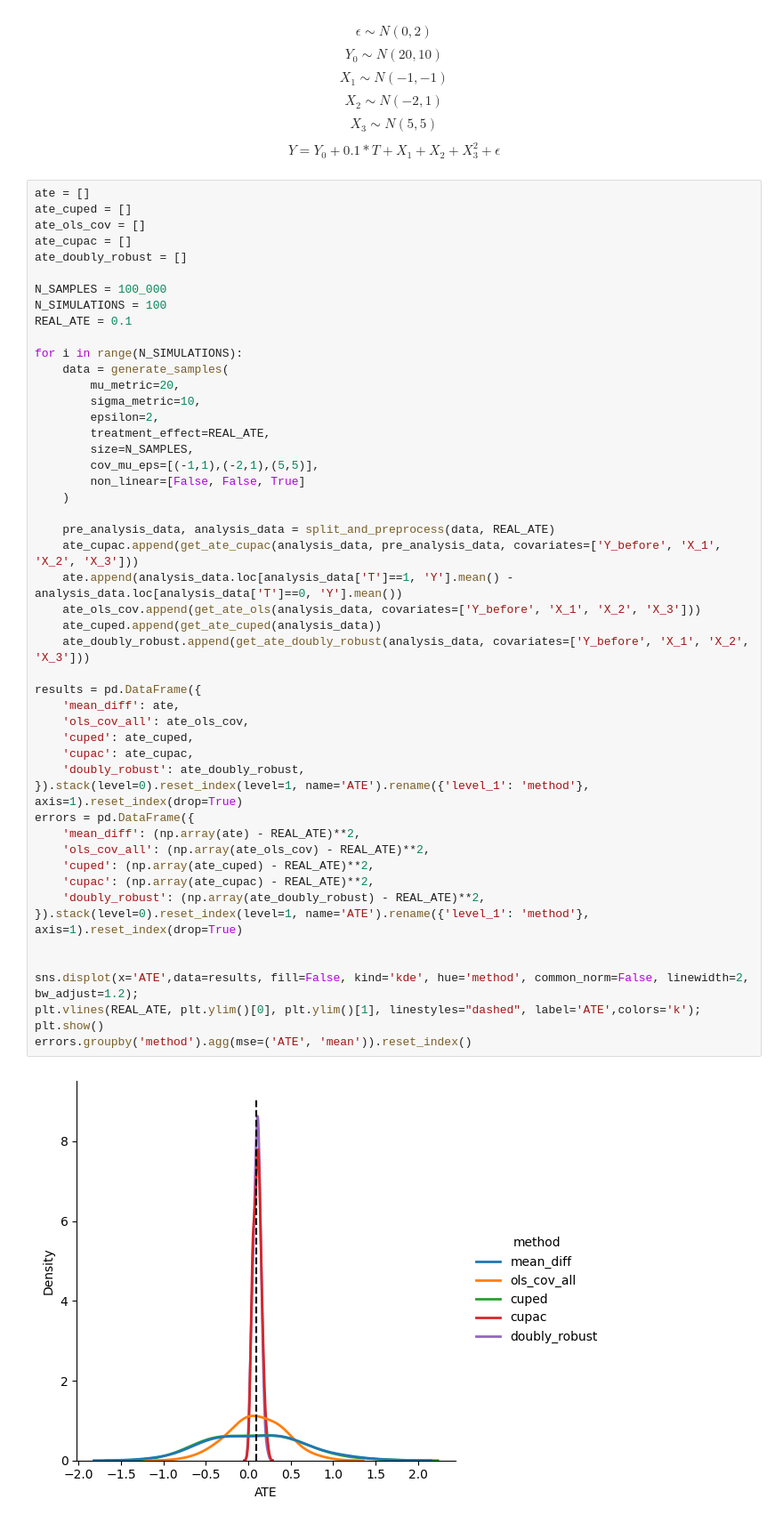
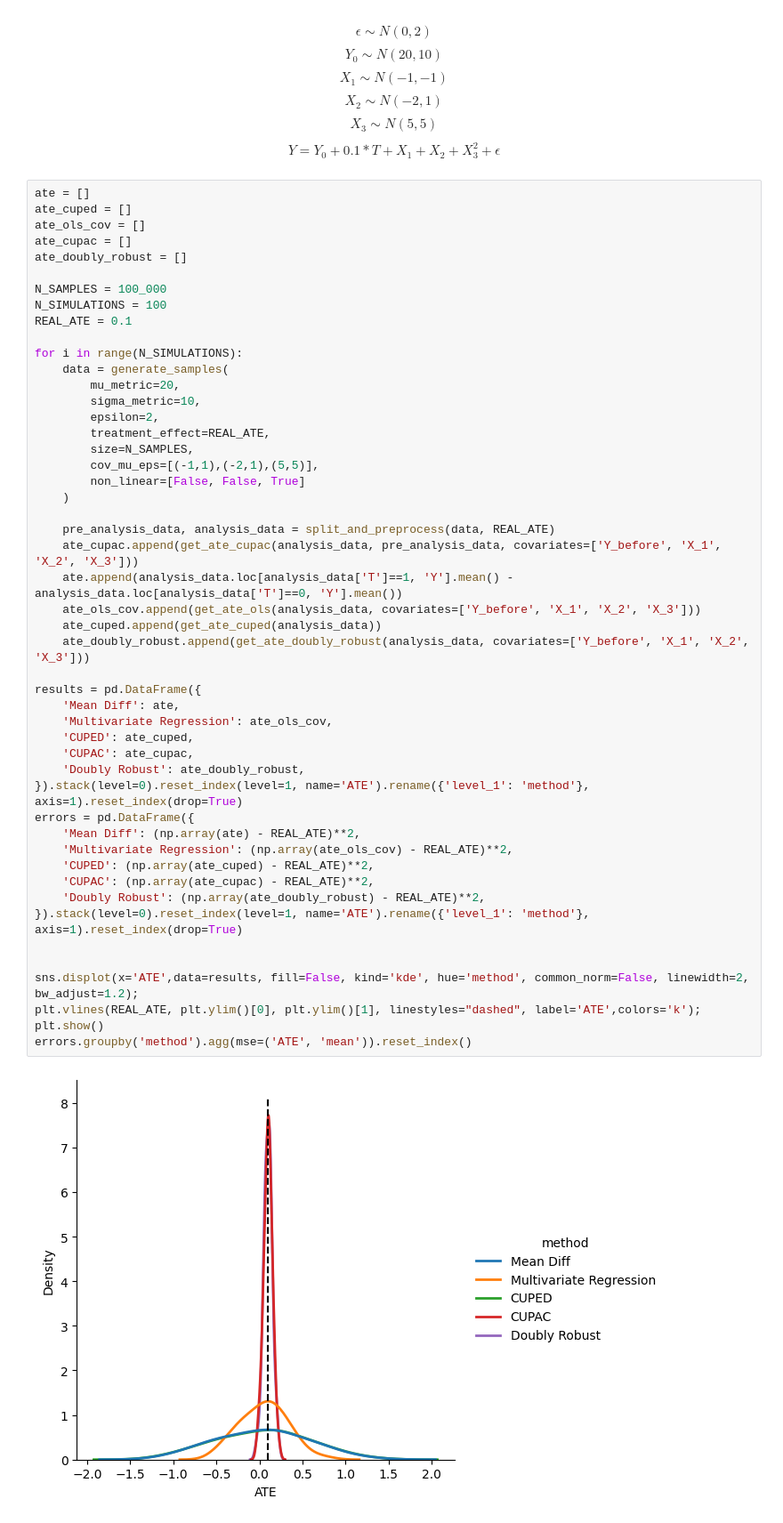
Before and after one commit to Glovo/covariate-adjustment-blogpost, a Jupyter notebook: notebooks/covariate_adjustment.ipynb, the cells around one changed output. Shown at 89% size. Drawn from its saved outputs; the diff is of its cells as text.

```diff
--- a/notebooks/covariate_adjustment.ipynb
+++ b/notebooks/covariate_adjustment.ipynb
@@ -265,42 +265,42 @@ REAL_ATE = 0.1
 
 for i in range(N_SIMULATIONS):
     data = generate_samples(
         mu_metric=20,
         sigma_metric=10,
         epsilon=2,
         treatment_effect=REAL_ATE,
         size=N_SAMPLES,
         cov_mu_eps=[(-1,1),(-2,1),(5,5)],
         non_linear=[False, False, True]
     )
 
     pre_analysis_data, analysis_data = split_and_preprocess(data, REAL_ATE)
     ate_cupac.append(get_ate_cupac(analysis_data, pre_analysis_data, covariates=['Y_before', 'X_1', 'X_2', 'X_3']))
     ate.append(analysis_data.loc[analysis_data['T']==1, 'Y'].mean() - analysis_data.loc[analysis_data['T']==0, 'Y'].mean())
     ate_ols_cov.append(get_ate_ols(analysis_data, covariates=['Y_before', 'X_1', 'X_2', 'X_3']))
     ate_cuped.append(get_ate_cuped(analysis_data))
     ate_doubly_robust.append(get_ate_doubly_robust(analysis_data, covariates=['Y_before', 'X_1', 'X_2', 'X_3']))
 
 results = pd.DataFrame({
-    'mean_diff': ate,
-    'ols_cov_all': ate_ols_cov,
-    'cuped': ate_cuped,
-    'cupac': ate_cupac,
-    'doubly_robust': ate_doubly_robust,
+    'Mean Diff': ate,
+    'Multivariate Regression': ate_ols_cov,
+    'CUPED': ate_cuped,
+    'CUPAC': ate_cupac,
+    'Doubly Robust': ate_doubly_robust,
 }).stack(level=0).reset_index(level=1, name='ATE').rename({'level_1': 'method'}, axis=1).reset_index(drop=True)
 errors = pd.DataFrame({
-    'mean_diff': (np.array(ate) - REAL_ATE)**2,
-    'ols_cov_all': (np.array(ate_ols_cov) - REAL_ATE)**2,
-    'cuped': (np.array(ate_cuped) - REAL_ATE)**2,
-    'cupac': (np.array(ate_cupac) - REAL_ATE)**2,
-    'doubly_robust': (np.array(ate_doubly_robust) - REAL_ATE)**2,
+    'Mean Diff': (np.array(ate) - REAL_ATE)**2,
+    'Multivariate Regression': (np.array(ate_ols_cov) - REAL_ATE)**2,
+    'CUPED': (np.array(ate_cuped) - REAL_ATE)**2,
+    'CUPAC': (np.array(ate_cupac) - REAL_ATE)**2,
+    'Doubly Robust': (np.array(ate_doubly_robust) - REAL_ATE)**2,
 }).stack(level=0).reset_index(level=1, name='ATE').rename({'level_1': 'method'}, axis=1).reset_index(drop=True)
 
 
 sns.displot(x='ATE',data=results, fill=False, kind='kde', hue='method', common_norm=False, linewidth=2, bw_adjust=1.2);
 plt.vlines(REAL_ATE, plt.ylim()[0], plt.ylim()[1], linestyles="dashed", label='ATE',colors='k');
 plt.show()
 errors.groupby('method').agg(mse=('ATE', 'mean')).reset_index()
 # %% [output]
-[figure, old version]
+[figure, new version]
 |  | method | mse |
```
Also changed, not shown: parts of 10 cells of this notebook.
